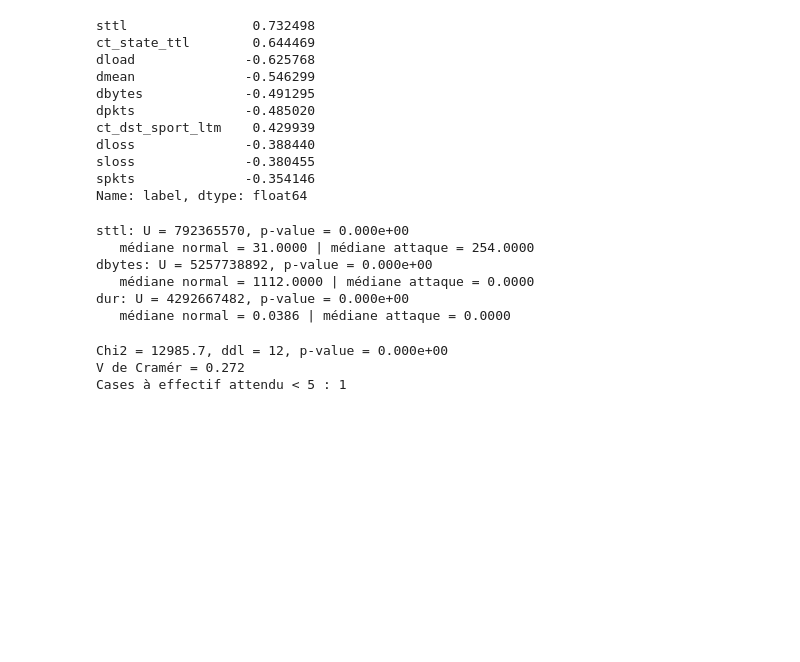
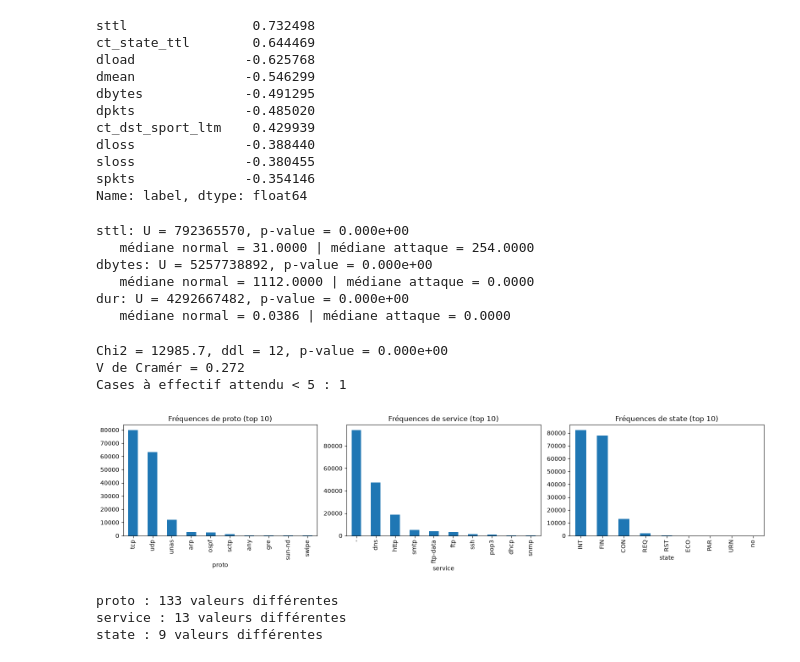
Before and after one commit to barellina/DM-Detection-Intrusions-UNSW-NB15, a Jupyter notebook: notebooks/01_eda_and_cleaning.ipynb, the cells around one changed output. Saved outputs shown, nothing was run; the diff lists cells and outputs as text; code cells hidden in the pictures; blank space fills up the shorter version.

```diff
--- a/notebooks/01_eda_and_cleaning.ipynb
+++ b/notebooks/01_eda_and_cleaning.ipynb
@@ -192,3 +192,19 @@ print("Cases à effectif attendu < 5 :", (expected < 5).sum())
 Chi2 = 12985.7, ddl = 12, p-value = 0.000e+00
 V de Cramér = 0.272
 Cases à effectif attendu < 5 : 1
+# %%
+fig, axes = plt.subplots(1, 3, figsize=(16, 4))
+for ax, col in zip(axes, ["proto", "service", "state"]):
+    train[col].value_counts().head(10).plot(kind="bar", ax=ax)
+    ax.set_title(f"Fréquences de {col} (top 10)")
+plt.tight_layout()
+plt.show()
+# %% [output]
+[figure, added]
+# %%
+for col in ["proto", "service", "state"]:
+    print(col, ":", train[col].nunique(), "valeurs différentes")
+# %% [output]
+proto : 133 valeurs différentes
+service : 13 valeurs différentes
+state : 9 valeurs différentes
```
